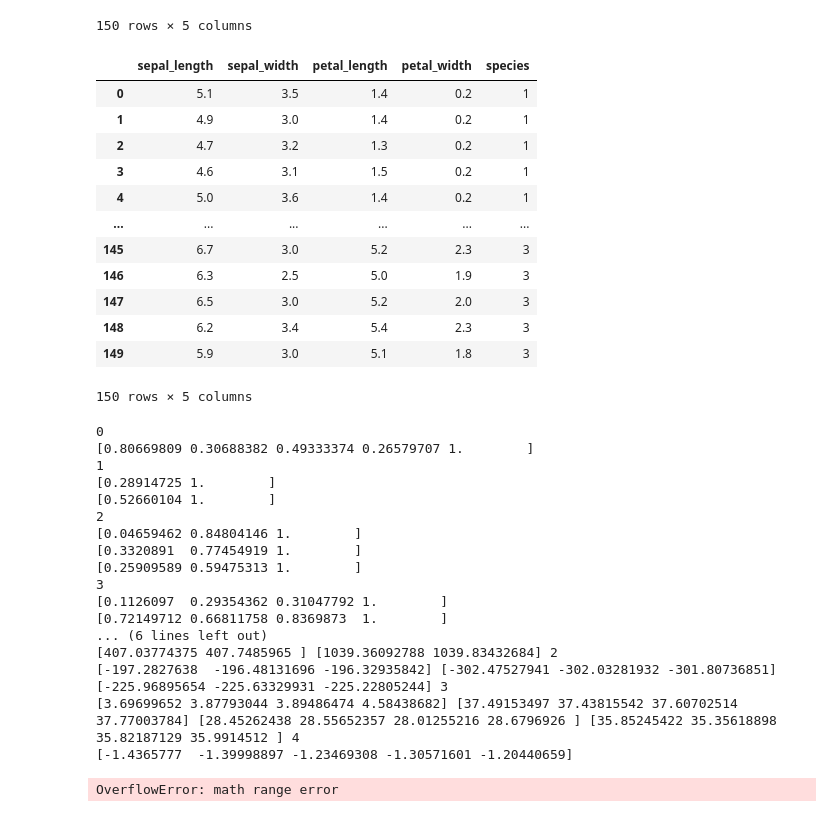
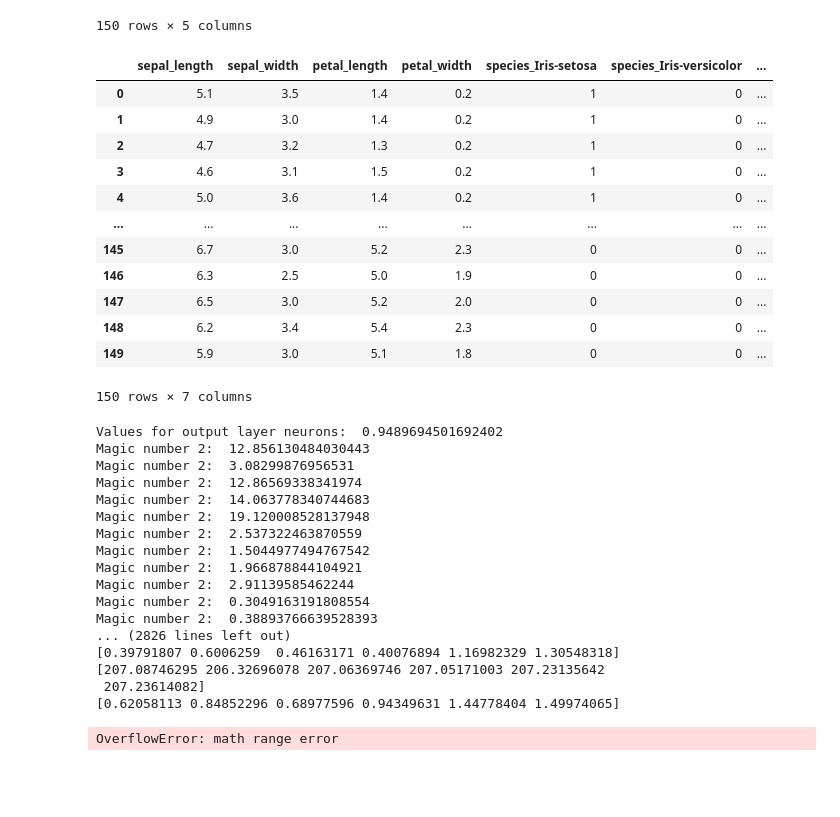
Before and after one commit to danielrobapaz/CI5438-Proyecto2, a Jupyter notebook: testing.ipynb, the cells around one changed output. Cells and saved outputs as stored; diff of their text form; code cells hidden in the pictures; blank space fills up the shorter version.

```diff
--- a/testing.ipynb
+++ b/testing.ipynb
@@ -80,47 +80,47 @@ iris_virginica
 # %%
 species = ['Iris-setosa', 'Iris-versicolor', 'Iris-virginica']
 iris_species = iris.copy()
-iris_species['species'] = iris_species['species'].apply(lambda s: species.index(s)+1)
+iris_species = pd.get_dummies(iris, columns=['species'])
 iris_species
 # %% [output]
-|  | sepal_length | sepal_width | petal_length | petal_width | species |
-| 0 | 5.1 | 3.5 | 1.4 | 0.2 | 1 |
-| 1 | 4.9 | 3.0 | 1.4 | 0.2 | 1 |
-| 2 | 4.7 | 3.2 | 1.3 | 0.2 | 1 |
-| 3 | 4.6 | 3.1 | 1.5 | 0.2 | 1 |
-| 4 | 5.0 | 3.6 | 1.4 | 0.2 | 1 |
-| ... | ... | ... | ... | ... | ... |
-| 145 | 6.7 | 3.0 | 5.2 | 2.3 | 3 |
-| 146 | 6.3 | 2.5 | 5.0 | 1.9 | 3 |
-| 147 | 6.5 | 3.0 | 5.2 | 2.0 | 3 |
-| 148 | 6.2 | 3.4 | 5.4 | 2.3 | 3 |
-| 149 | 5.9 | 3.0 | 5.1 | 1.8 | 3 |
+|  | sepal_length | sepal_width | petal_length | petal_width | species_Iris-setosa | species_Iris-versicolor | ... |
+| 0 | 5.1 | 3.5 | 1.4 | 0.2 | 1 | 0 | ... |
+| 1 | 4.9 | 3.0 | 1.4 | 0.2 | 1 | 0 | ... |
+| 2 | 4.7 | 3.2 | 1.3 | 0.2 | 1 | 0 | ... |
+| 3 | 4.6 | 3.1 | 1.5 | 0.2 | 1 | 0 | ... |
+| 4 | 5.0 | 3.6 | 1.4 | 0.2 | 1 | 0 | ... |
+| ... | ... | ... | ... | ... | ... | ... | ... |
+| 145 | 6.7 | 3.0 | 5.2 | 2.3 | 0 | 0 | ... |
+| 146 | 6.3 | 2.5 | 5.0 | 1.9 | 0 | 0 | ... |
+| 147 | 6.5 | 3.0 | 5.2 | 2.0 | 0 | 0 | ... |
+| 148 | 6.2 | 3.4 | 5.4 | 2.3 | 0 | 0 | ... |
+| 149 | 5.9 | 3.0 | 5.1 | 1.8 | 0 | 0 | ... |
-150 rows × 5 columns
+150 rows × 7 columns
 # %%
 nw = Neural_Network(examples=iris_species,
                     indepedent_vars=['sepal_length', 'sepal_width', 'petal_length', 'petal_width'],
-                    dependent_var='species',
-                    num_hidden_layers=4,
-                    neurons_per_layer=[1,2,3,4])
+                    dependent_var=['species_Iris-setosa', 'species_Iris-versicolor', 'species_Iris-virginica'],
+                    num_hidden_layers=5,
+                    neurons_per_layer=[1,2,3,4,5])
 nw.cross_validation(0.8)
 # %% [output]
-0
-[0.80669809 0.30688382 0.49333374 0.26579707 1.        ]
-1
-[0.28914725 1.        ]
-[0.52660104 1.        ]
-2
-[0.04659462 0.84804146 1.        ]
-[0.3320891  0.77454919 1.        ]
-[0.25909589 0.59475313 1.        ]
-3
-[0.1126097  0.29354362 0.31047792 1.        ]
-[0.72149712 0.66811758 0.8369873  1.        ]
-... (6 lines left out)
-[407.03774375 407.7485965 ] [1039.36092788 1039.83432684] 2
-[-197.2827638  -196.48131696 -196.32935842] [-302.47527941 -302.03281932 -301.80736851] [-225.96895654 -225.63329931 -225.22805244] 3
-[3.69699652 3.87793044 3.89486474 4.58438682] [37.49153497 37.43815542 37.60702514 37.77003784] [28.45262438 28.55652357 28.01255216 28.6796926 ] [35.85245422 35.35618898 35.82187129 35.9914512 ] 4
-[-1.4365777  -1.39998897 -1.23469308 -1.30571601 -1.20440659]
+Values for output layer neurons:  0.9489694501692402
+Magic number 2:  12.856130484030443
+Magic number 2:  3.08299876956531
+Magic number 2:  12.86569338341974
+Magic number 2:  14.063778340744683
+Magic number 2:  19.120008528137948
+Magic number 2:  2.537322463870559
+Magic number 2:  1.5044977494767542
+Magic number 2:  1.966878844104921
+Magic number 2:  2.91139585462244
+Magic number 2:  0.3049163191808554
+Magic number 2:  0.38893766639528393
+... (2826 lines left out)
+[0.39791807 0.6006259  0.46163171 0.40076894 1.16982329 1.30548318]
+[207.08746295 206.32696078 207.06369746 207.05171003 207.23135642
+ 207.23614082]
+[0.62058113 0.84852296 0.68977596 0.94349631 1.44778404 1.49974065]
 OverflowError: math range error
 # %%
 iris_species
```
Also changed, not shown: parts of 3 cells of this notebook, 2 other files.
